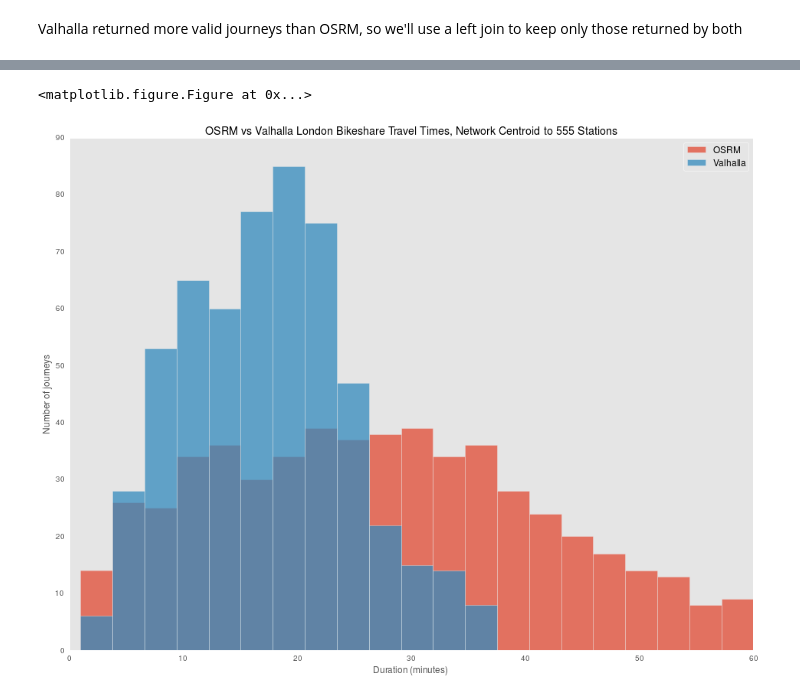
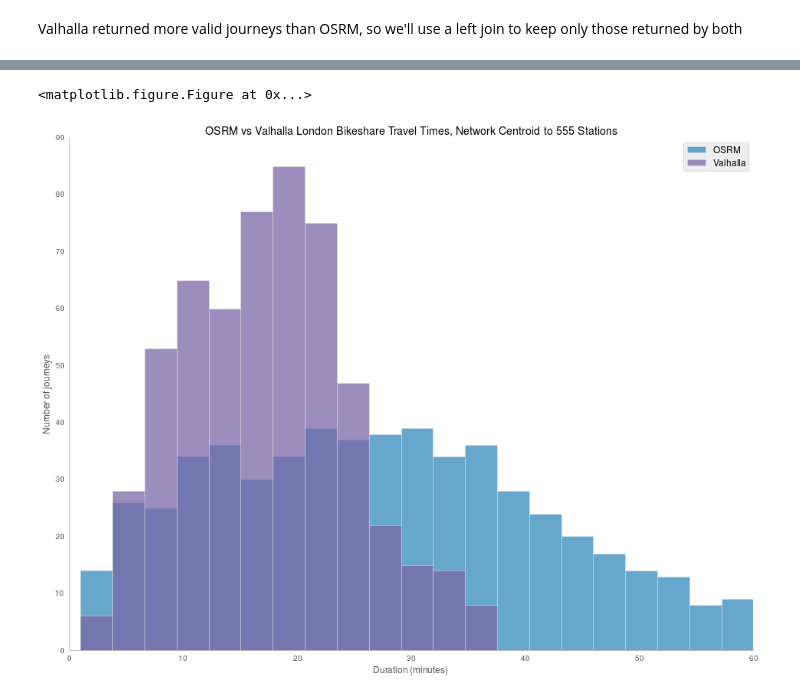
Before and after one commit to urschrei/router_comparison, a Jupyter notebook: OSRM_vs_Valhalla.ipynb, the cells around one changed output, grey strips where cells are left out. Cells and saved outputs as stored; diff of their text form; code cells hidden in the pictures.

```diff
--- a/OSRM_vs_Valhalla.ipynb
+++ b/OSRM_vs_Valhalla.ipynb
@@ -6,7 +6,7 @@ import matplotlib as mpl
 import matplotlib.pyplot as plt
 from matplotlib import style
 
-style.use('ggplot')
+# style.use('ggplot')
 %matplotlib inline
 mpl.rcParams['figure.figsize'] = (16, 12)
 # %% [markdown]
@@ -76,27 +76,33 @@ merged.head()
 | 4 | 51.493130 | -0.156876 | Sedding Street, Sloane Square | 24657.683764 | 24190.679446 | 2899.434664 | 15.366430 | ... |
 # %%
 plt.clf()
+fig = plt.figure(figsize=(16, 12))
+ax = fig.add_subplot(111, axisbg='none')
 
-ax = merged[['travel_time_osrm', 'travel_time_valhalla']].plot(
+hist = merged[['travel_time_osrm', 'travel_time_valhalla']].plot(
+    ax=ax,
     title='OSRM vs Valhalla London Bikeshare Travel Times, Network Centroid to %s Stations' % len(merged),
     kind='hist',
     legend=['foo', 'bar'],
     bins=21,
     alpha=0.75)
 
 ax.set_xlabel('Duration (minutes)')
 ax.set_ylabel('Number of journeys')
 ax.legend(['OSRM', 'Valhalla'])
 ax.grid(b=False)
+ax.spines['top'].set_visible(False)
+ax.spines['right'].set_visible(False)
 
 plt.savefig(
     "journey_time_difference.png",
     format="png",
     bbox_inches='tight',
     transparent=True,
-    alpha=True, dpi=200)
+    alpha=True,
+    dpi=200)
 
 plt.show()
 # %% [output]
 <matplotlib.figure.Figure at 0x...>
-[figure, old version]
+[figure, new version]
```
Also changed, not shown: parts of 3 cells of this notebook, 2 other files.
